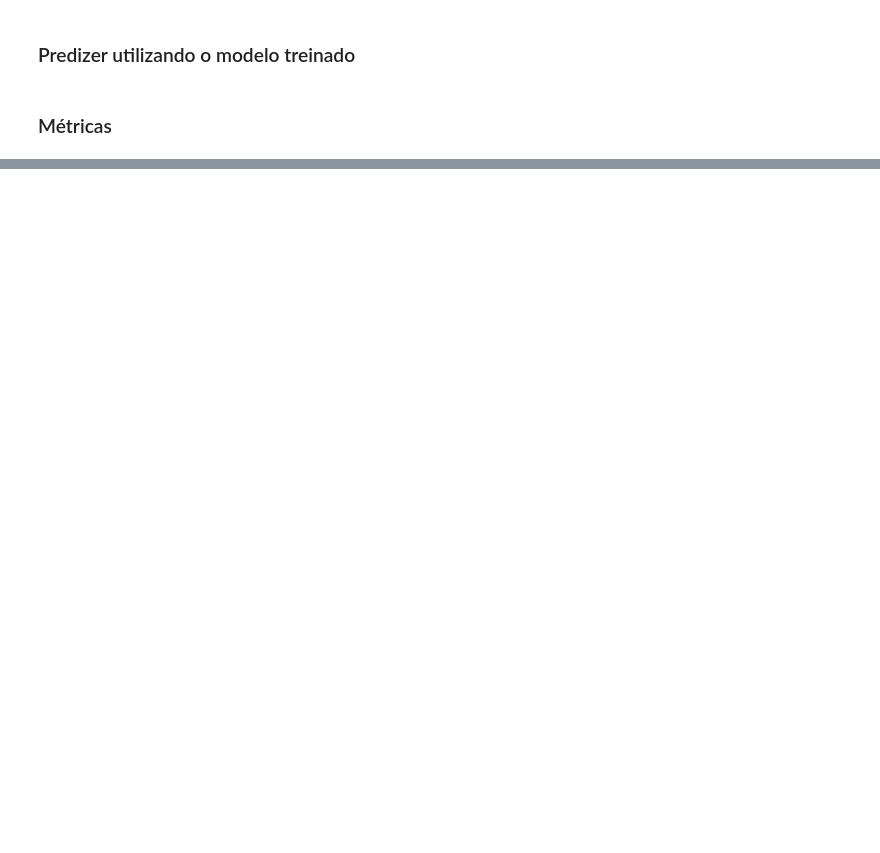
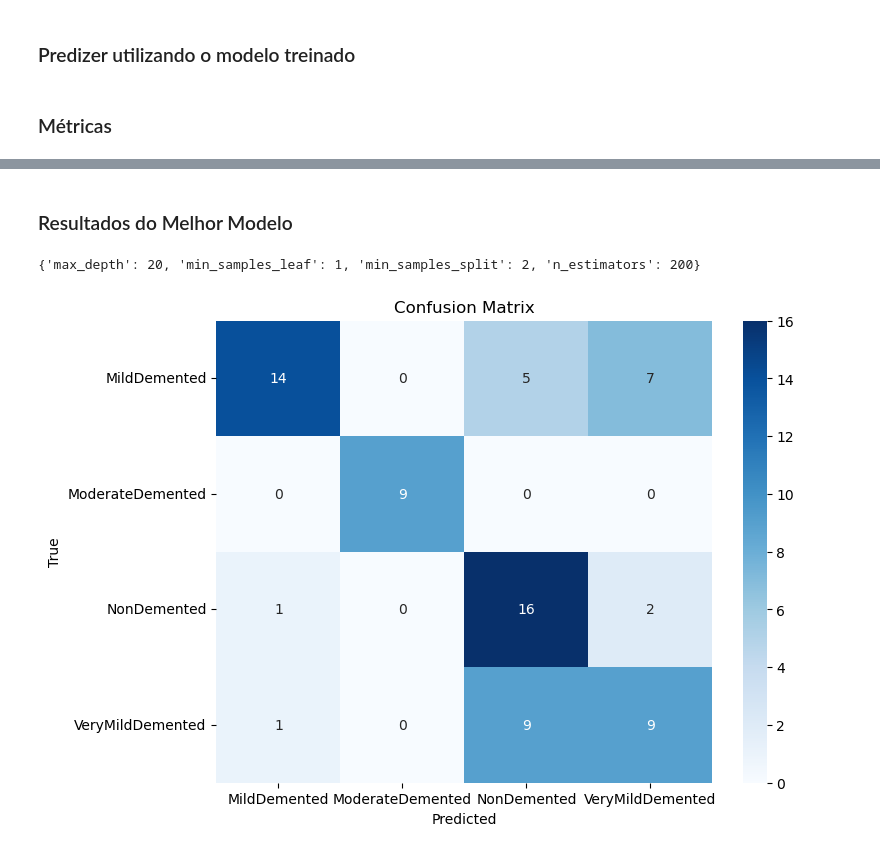
Before and after one commit to lnncrs/HealthImagingTrials, a Jupyter notebook: notebooks/RandomForest.ipynb, the cells around one changed output, grey strips where cells are left out. Drawn from its saved outputs; the diff is of its cells as text; code cells hidden in the pictures; blank space fills up the shorter version.

```diff
--- a/notebooks/RandomForest.ipynb
+++ b/notebooks/RandomForest.ipynb
@@ -176,0 +225,22 @@ Matthews Correlation Coefficient: 0.5596258957385221
+# %% [markdown]
+### Resultados do Melhor Modelo
+# %%
+best_model_idx = results_df['Accuracy'].idxmax()  # Baseado na melhor acurácia
+best_params = eval(results_df.loc[best_model_idx, 'Params'])
+print(best_params)
+
+best_model = RandomForestClassifier(**best_params, random_state=42)
+best_model.fit(X_train, y_train)
+y_pred = best_model.predict(X_test)
+y_pred_proba = best_model.predict_proba(X_test)
+
+cm = confusion_matrix(y_test, y_pred)
+plt.figure(figsize=(8, 6))
+sns.heatmap(cm, annot=True, fmt='d', cmap='Blues', xticklabels=np.unique(y), yticklabels=np.unique(y))
+plt.xlabel('Predicted')
+plt.ylabel('True')
+plt.title('Confusion Matrix')
+plt.show()
+# %% [output]
+{'max_depth': 20, 'min_samples_leaf': 1, 'min_samples_split': 2, 'n_estimators': 200}
+[figure, added]
```
Also changed, not shown: parts of 20 cells of this notebook.
